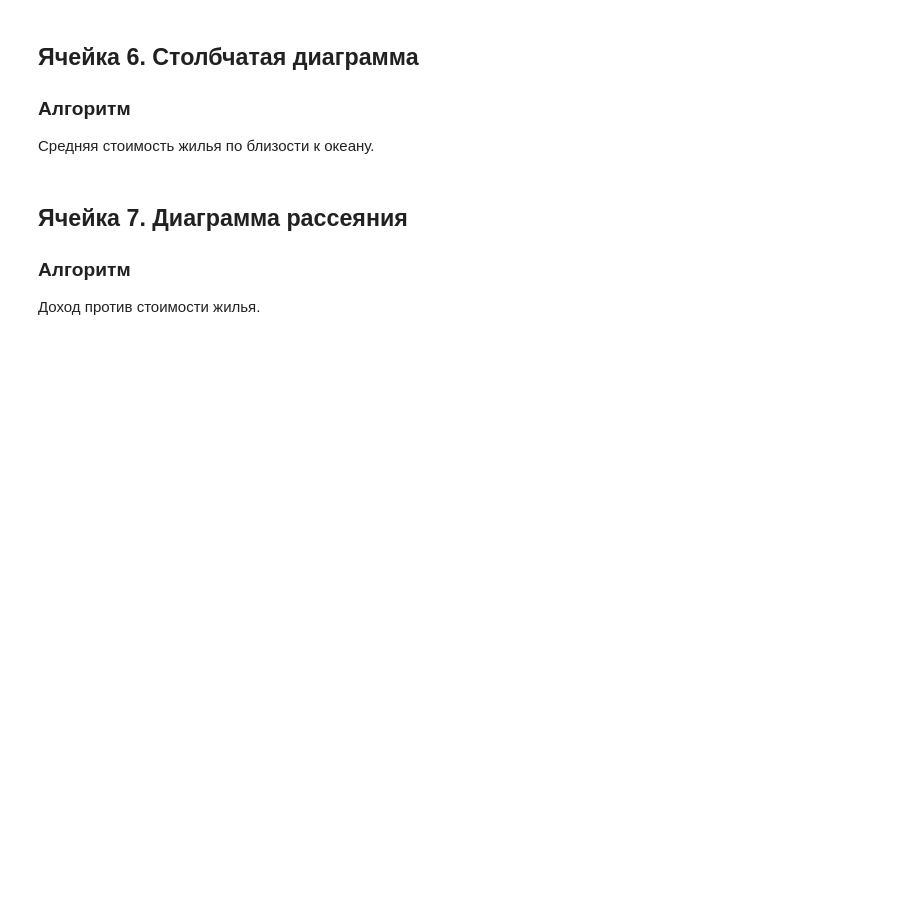
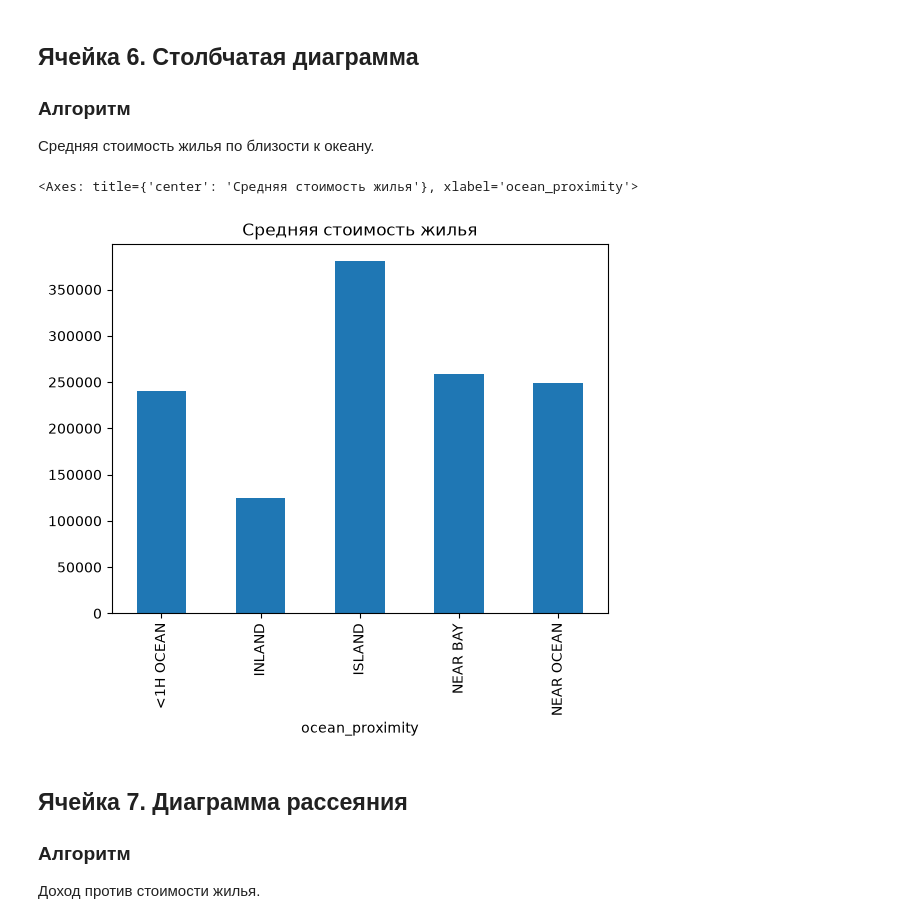
Before and after one commit to FelixTheCatW/study-analysis, a Jupyter notebook: src/notebooks/block6_lesson11_visualization_todo.ipynb, the cells around one changed output. Saved outputs shown, nothing was run; the diff lists cells and outputs as text; code cells hidden in the pictures; blank space fills up the shorter version.

```diff
--- a/src/notebooks/block6_lesson11_visualization_todo.ipynb
+++ b/src/notebooks/block6_lesson11_visualization_todo.ipynb
@@ -81,7 +122,11 @@ https://raw.githubusercontent.com/ageron/handson-ml/master/datasets/housing/hous
 
 Средняя стоимость жилья по близости к океану.
 # %%
-# TODO: выполните задание ячейки 6
+report = df.groupby("ocean_proximity")[target_col].mean()
+report.plot(kind="bar", title="Средняя стоимость жилья")
+# %% [output]
+<Axes: title={'center': 'Средняя стоимость жилья'}, xlabel='ocean_proximity'>
+[figure, added]
 # %% [markdown]
 ## Ячейка 7. Диаграмма рассеяния
 
```
Also changed, not shown: parts of 9 cells of this notebook.
